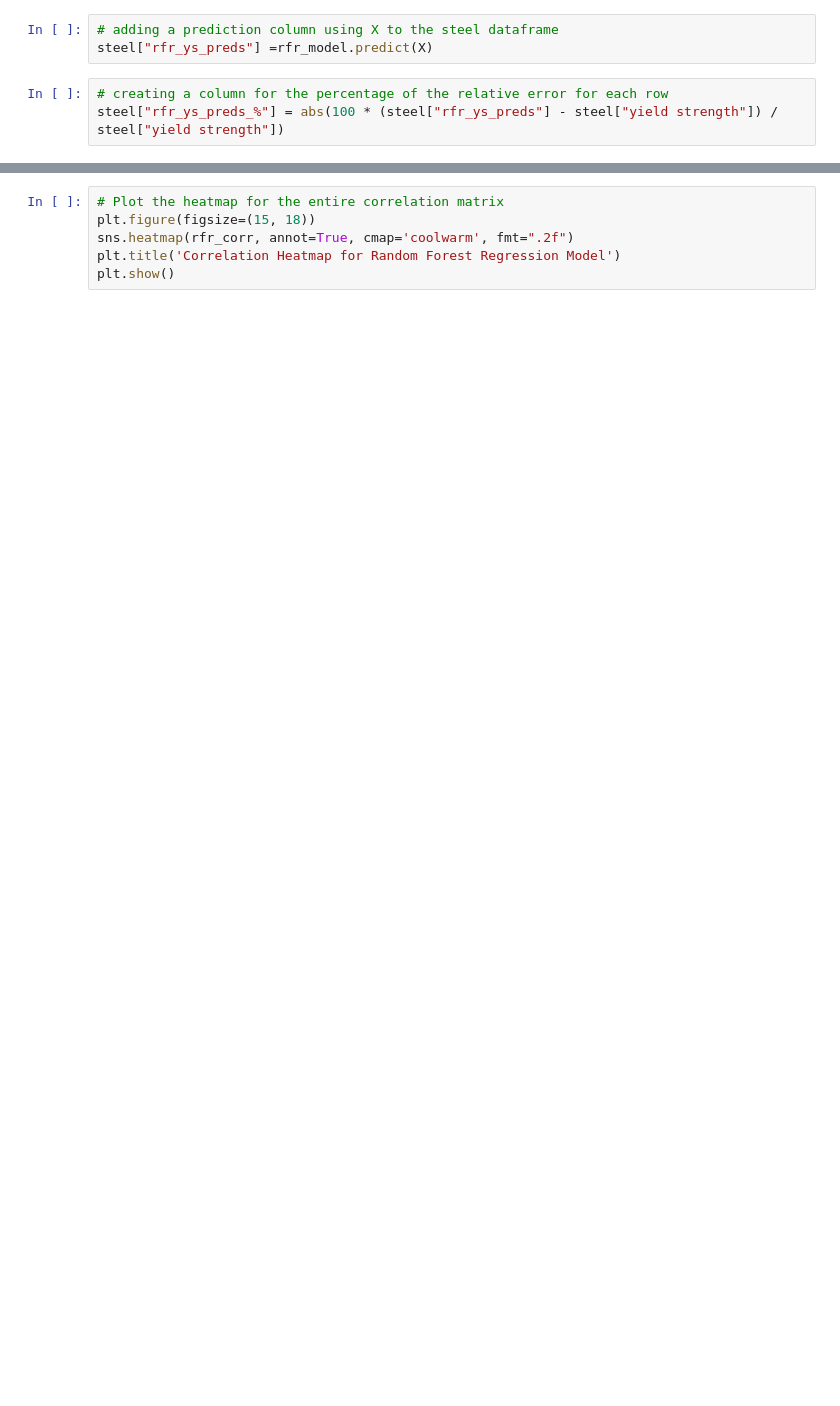
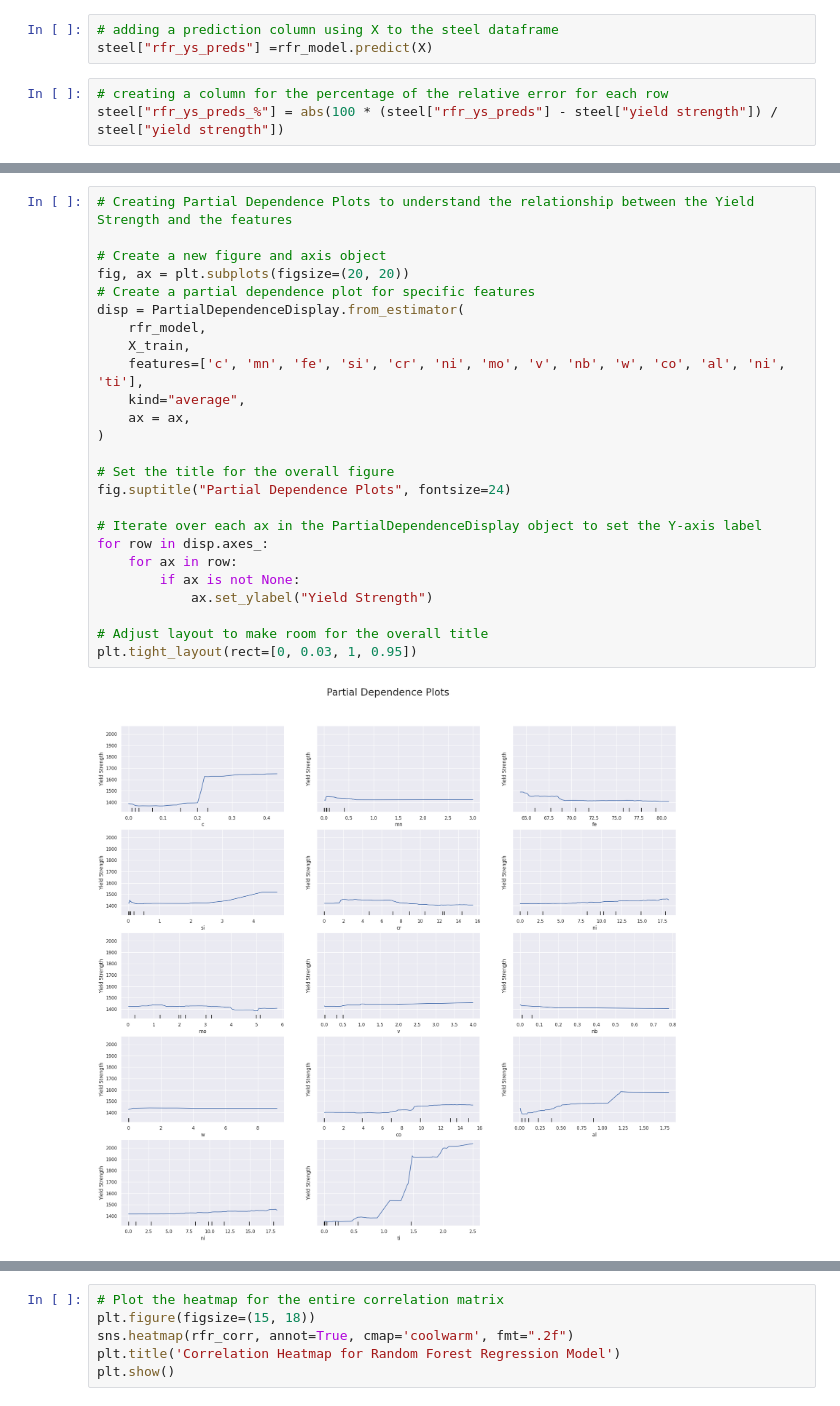
Before and after one commit to JMGErie/Module-24-Final-Capstone-Project, a Jupyter notebook: steel_2.ipynb, the cells around one changed output, grey strips where cells are left out. Cells and saved outputs as stored; diff of their text form; blank space fills up the shorter version.

```diff
--- a/steel_2.ipynb
+++ b/steel_2.ipynb
@@ -300,3 +308,30 @@ The percentage of Yield Strength Random Forrest Predictions within 10% of Actual
+# %%
+# Creating Partial Dependence Plots to understand the relationship between the Yield Strength and the features
+
+# Create a new figure and axis object
+fig, ax = plt.subplots(figsize=(20, 20))
+# Create a partial dependence plot for specific features
+disp = PartialDependenceDisplay.from_estimator(
+    rfr_model,
+    X_train,
+    features=['c', 'mn', 'fe', 'si', 'cr', 'ni', 'mo', 'v', 'nb', 'w', 'co', 'al', 'ni', 'ti'],
+    kind="average",
+    ax = ax,
+)
+
+# Set the title for the overall figure
+fig.suptitle("Partial Dependence Plots", fontsize=24)
+
+# Iterate over each ax in the PartialDependenceDisplay object to set the Y-axis label
+for row in disp.axes_:
+    for ax in row:
+        if ax is not None:
+            ax.set_ylabel("Yield Strength")
+
+# Adjust layout to make room for the overall title
+plt.tight_layout(rect=[0, 0.03, 1, 0.95])
+# %% [output]
+[figure, added]
 # %%
 # Calculate the correlation matrix
 rfr_corr = steel.corr()
```
Also changed, not shown: parts of 15 cells of this notebook.
